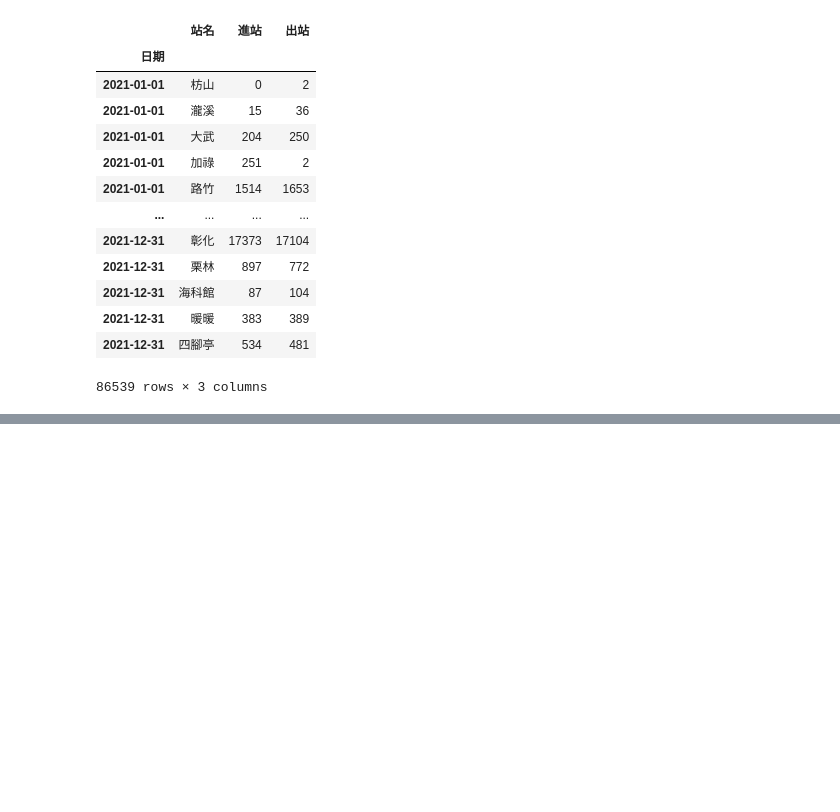
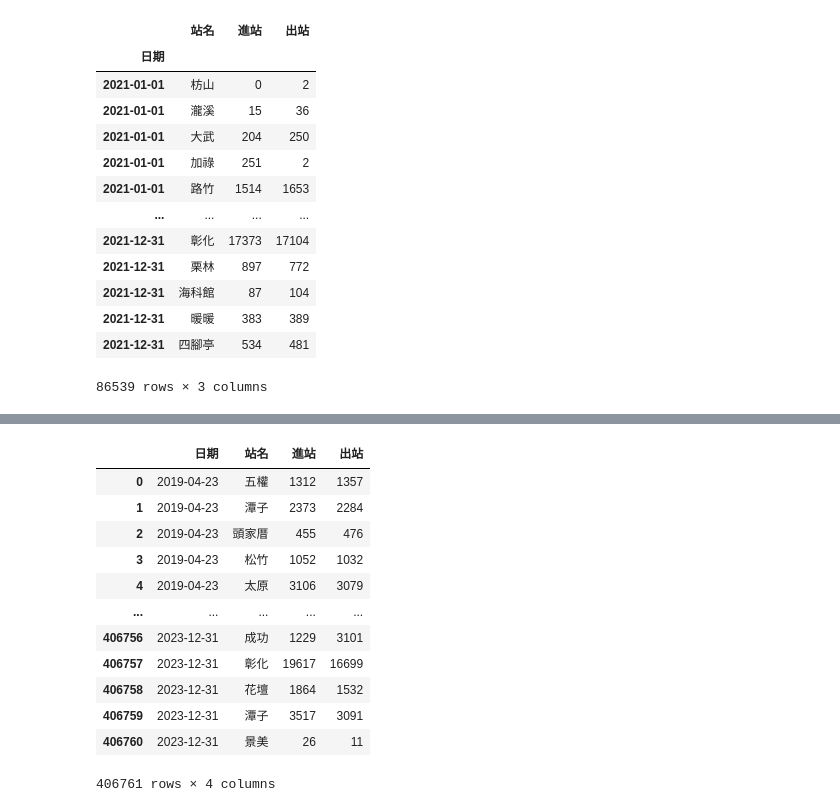
Before and after one commit to angelaleepython/__2024_01_28_Sunday, a Jupyter notebook: lesson20/lesson20_1.ipynb, the cells around one changed output, grey strips where cells are left out. Cells and saved outputs as stored; diff of their text form; code cells hidden in the pictures; blank space fills up the shorter version.

```diff
--- a/lesson20/lesson20_1.ipynb
+++ b/lesson20/lesson20_1.ipynb
@@ -251,0 +268,17 @@ df6.loc['2021']
+# %%
+df7=df6.reset_index()
+df7
+# %% [output]
+|  | 日期 | 站名 | 進站 | 出站 |
+| 0 | 2019-04-23 | 五權 | 1312 | 1357 |
+| 1 | 2019-04-23 | 潭子 | 2373 | 2284 |
+| 2 | 2019-04-23 | 頭家厝 | 455 | 476 |
+| 3 | 2019-04-23 | 松竹 | 1052 | 1032 |
+| 4 | 2019-04-23 | 太原 | 3106 | 3079 |
+| ... | ... | ... | ... | ... |
+| 406756 | 2023-12-31 | 成功 | 1229 | 3101 |
+| 406757 | 2023-12-31 | 彰化 | 19617 | 16699 |
+| 406758 | 2023-12-31 | 花壇 | 1864 | 1532 |
+| 406759 | 2023-12-31 | 潭子 | 3517 | 3091 |
+| 406760 | 2023-12-31 | 景美 | 26 | 11 |
+406761 rows × 4 columns
```
Also changed, not shown: parts of 1 cell of this notebook, 1 other file.
